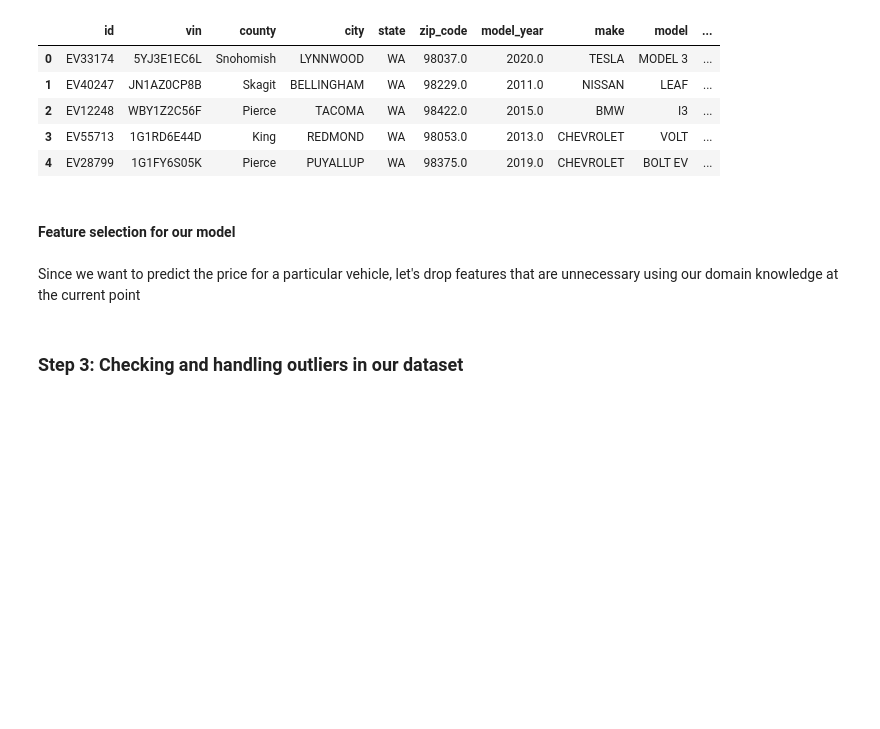
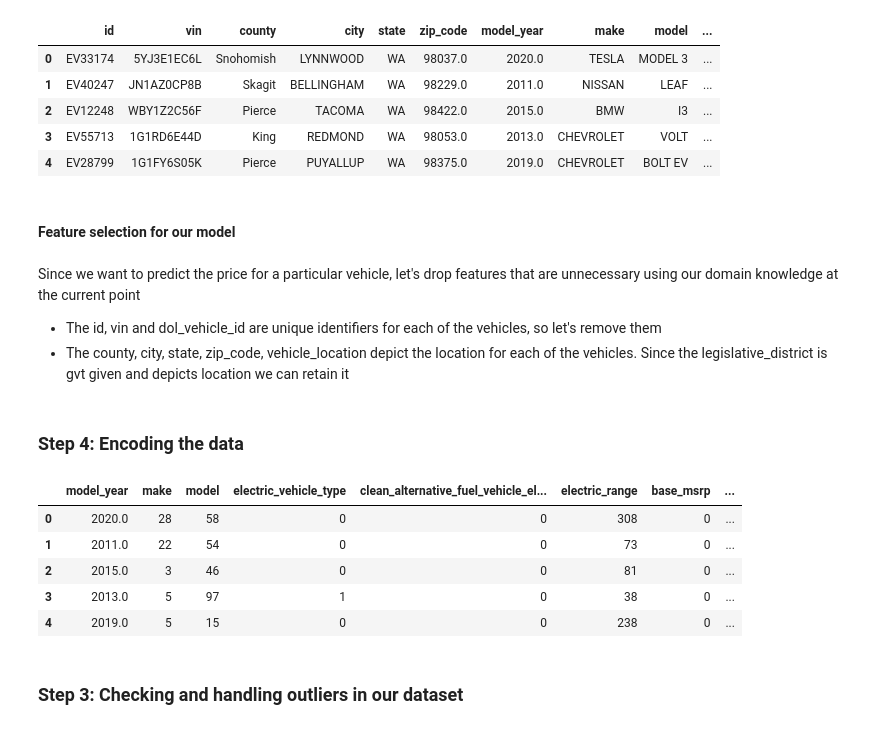
Before and after one commit to normanmunge/svm_model_electric_cars, a Jupyter notebook: svm-electric-cars-prediction.ipynb, the cells around one changed output. Cells and saved outputs as stored; diff of their text form; code cells hidden in the pictures; blank space fills up the shorter version.

```diff
--- a/svm-electric-cars-prediction.ipynb
+++ b/svm-electric-cars-prediction.ipynb
@@ -594,4 +598,6 @@ df.head()
 #### Feature selection for our model
 # %% [markdown]
 Since we want to predict the price for a particular vehicle, let's drop features that are unnecessary using our domain knowledge at the current point
+* The id, vin and dol_vehicle_id are unique identifiers for each of the vehicles, so let's remove them
+* The county, city, state, zip_code, vehicle_location depict the location for each of the vehicles. Since the legislative_district is gvt given and depicts location we can retain it
 # %%
@@ -598,0 +605,2 @@ df.drop(['id', ''])
+# %% [markdown]
+### Step 4: Encoding the data
@@ -599,3 +613,12 @@ df.drop(['id', ''])
+# %%
+df.head()
+# %% [output]
+|  | model_year | make | model | electric_vehicle_type | clean_alternative_fuel_vehicle_el... | electric_range | base_msrp | ... |
+| 0 | 2020.0 | 28 | 58 | 0 | 0 | 308 | 0 | ... |
+| 1 | 2011.0 | 22 | 54 | 0 | 0 | 73 | 0 | ... |
+| 2 | 2015.0 | 3 | 46 | 0 | 0 | 81 | 0 | ... |
+| 3 | 2013.0 | 5 | 97 | 1 | 0 | 38 | 0 | ... |
+| 4 | 2019.0 | 5 | 15 | 0 | 0 | 238 | 0 | ... |
 # %% [markdown]
 ### Step 3: Checking and handling outliers in our dataset
 # %%
```
Also changed, not shown: parts of 25 cells of this notebook.
